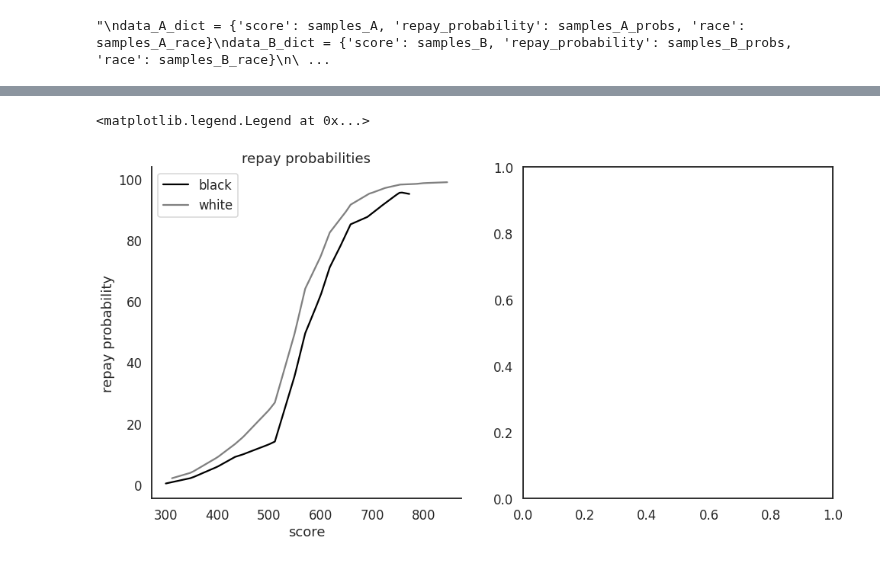
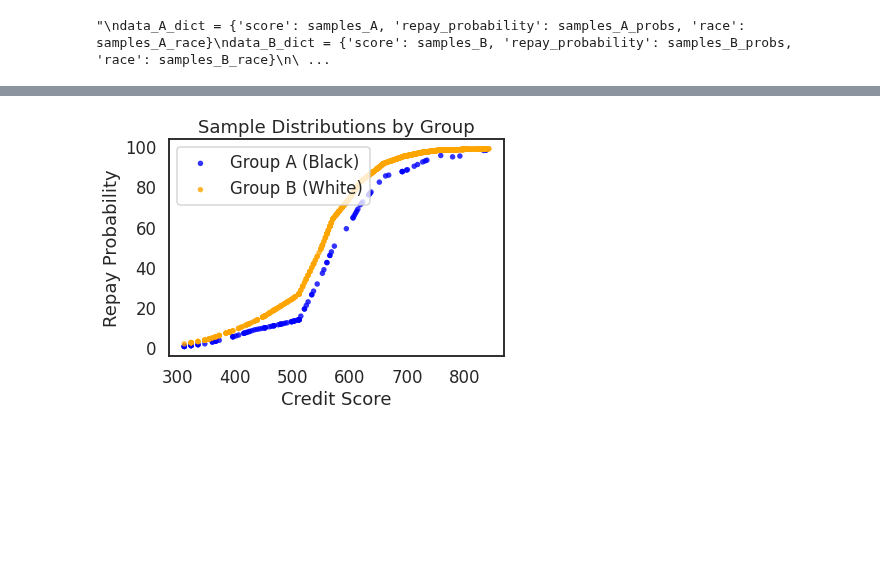
Before and after one commit to lydiatliu/delayedimpact, a Jupyter notebook: notebooks/simulated_data_NLR.ipynb, the cells around one changed output, grey strips where cells are left out. Drawn from its saved outputs; the diff is of its cells as text; code cells hidden in the pictures; blank space fills up the shorter version.

Commit message:
add scatterplot for visualizing samples

```diff
--- a/notebooks/simulated_data_NLR.ipynb
+++ b/notebooks/simulated_data_NLR.ipynb
@@ -151,21 +150,0 @@ the max value is:  95.68
-# %%
-# Visualize the data, some figure code taken from FICO-figures.ipynb
-
-# plot the repay probabilities
-# TODO: figure out how to delete the second plot
-fig, ax = plt.subplots(1,2,figsize=(16,8));
-
-
-#ax[0].plot(scores_list,repay_A,color='black',label='black')
-ax[0].plot(samples_A,samples_A_probs,color='black',label='black')
-#ax[0].plot(scores_list,repay_B,label='white',color="grey")
-ax[0].plot(samples_B,samples_B_probs,label='white',color="grey")
-ax[0].spines['right'].set_visible(False)
-ax[0].spines['top'].set_visible(False)
-ax[0].set_title("repay probabilities")
-ax[0].set_xlabel("score")
-ax[0].set_ylabel("repay probability")
-ax[0].legend()
-# %% [output]
-<matplotlib.legend.Legend at 0x...>
-[figure, removed]
@@ -174,0 +151,24 @@ ax[0].legend()
+# %%
+# Visualize the data
+
+samples_all_A = (samples_A, samples_A_probs)
+samples_all_B = (samples_B, samples_B_probs)
+data = (samples_all_A, samples_all_B)
+colors = ('blue', 'orange')
+groups = ('Group A (Black)', 'Group B (White)')
+
+# Create plot
+fig = plt.figure()
+ax = fig.add_subplot(1, 1, 1)
+
+for data, color, group in zip(data, colors, groups):
+    x, y = data
+    ax.scatter(x, y, alpha=0.8, c=color, edgecolors='none', s=30, label=group)
+
+plt.title('Sample Distributions by Group')
+plt.legend(loc=2)
+plt.xlabel('Credit Score')
+plt.ylabel('Repay Probability')
+plt.show()
+# %% [output]
+[figure, added]
```
Also changed, not shown: parts of 8 cells of this notebook.
